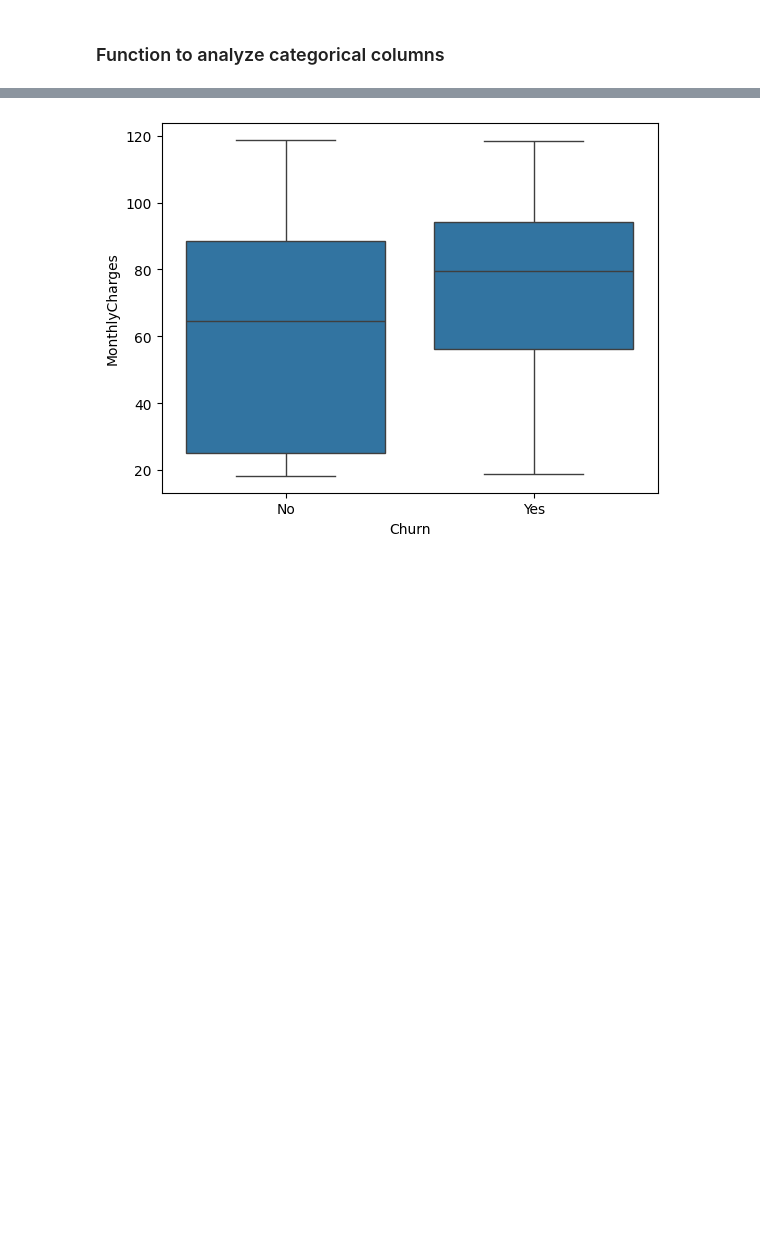
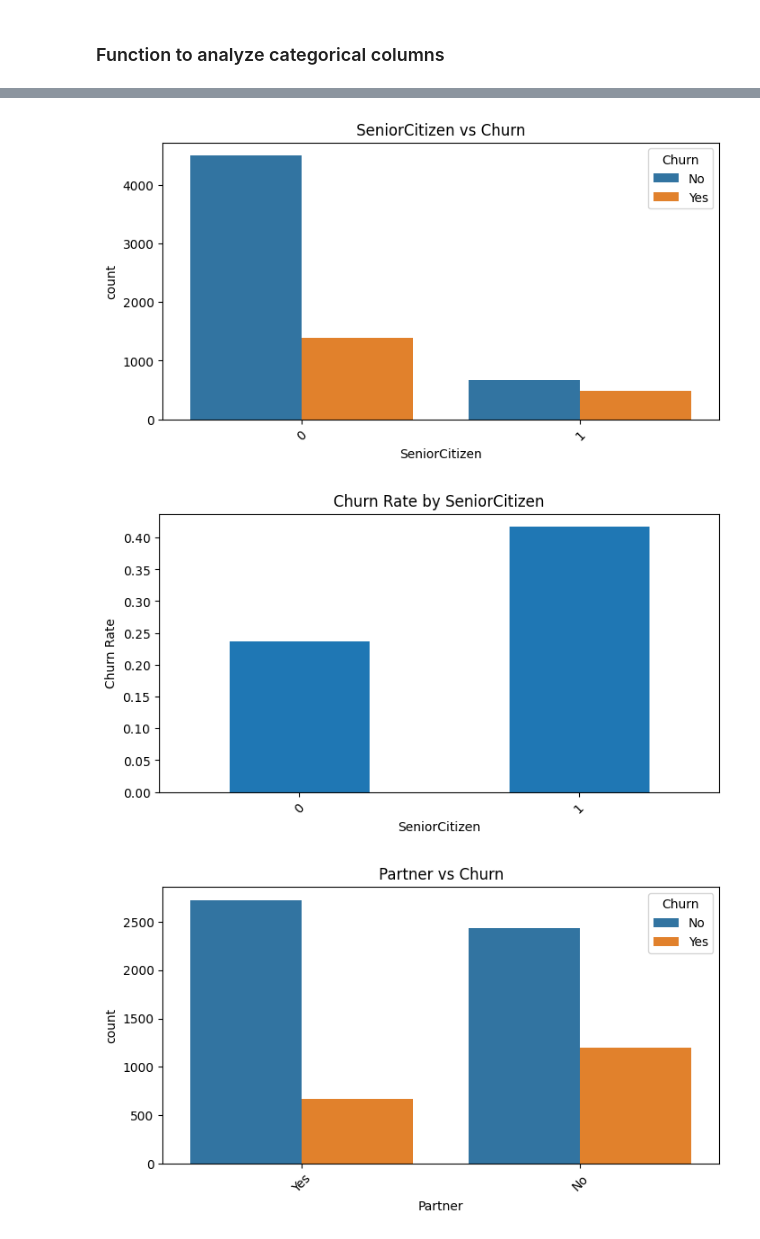
Before and after one commit to Xulkarnain/Customer-Churn-ANN, a Jupyter notebook: notebooks/EDA.ipynb, the cells around one changed output, grey strips where cells are left out. Drawn from its saved outputs; the diff is of its cells as text; code cells hidden in the pictures; blank space fills up the shorter version.

```diff
--- a/notebooks/EDA.ipynb
+++ b/notebooks/EDA.ipynb
@@ -167,5 +136,0 @@ plot_categorical('PaperlessBilling')
-# %%
-churn_rate = df.groupby('Contract')['Churn'].value_counts(normalize=True).unstack()
-churn_rate['Yes'].plot(kind='bar')
-plt.ylabel('Churn Rate')
-plt.show()
@@ -177,6 +137,25 @@ NameError: name 'numerical' is not defined
-# %%
-sns.boxplot(x='Churn', y='MonthlyCharges', data=df)
-sns.boxplot(x='Churn', y='Total', data=df)
-plt.show()
-# %% [output]
-[figure, removed]
+# %%
+def plot_churn_rate(column):
+    churn_rate = (
+        df.groupby(column)['Churn']
+          .value_counts(normalize=True)
+          .unstack()
+    )
+
+    churn_rate['Yes'].plot(kind='bar', figsize=(8,4))
+    plt.ylabel("Churn Rate")
+    plt.title(f"Churn Rate by {column}")
+    plt.xticks(rotation=45)
+    plt.show()
+# %%
+# Binary categorical
+plot_categorical_count('SeniorCitizen')
+plot_churn_rate('SeniorCitizen')
+plot_categorical_count('Partner')
+plot_churn_rate('Partner')
+plot_categorical_count('Dependents')
+plot_churn_rate('Dependents')
+# %% [output]
+[figure, added]
+[figure, added]
+[figure, added]
```
Also changed, not shown: parts of 18 cells of this notebook.
